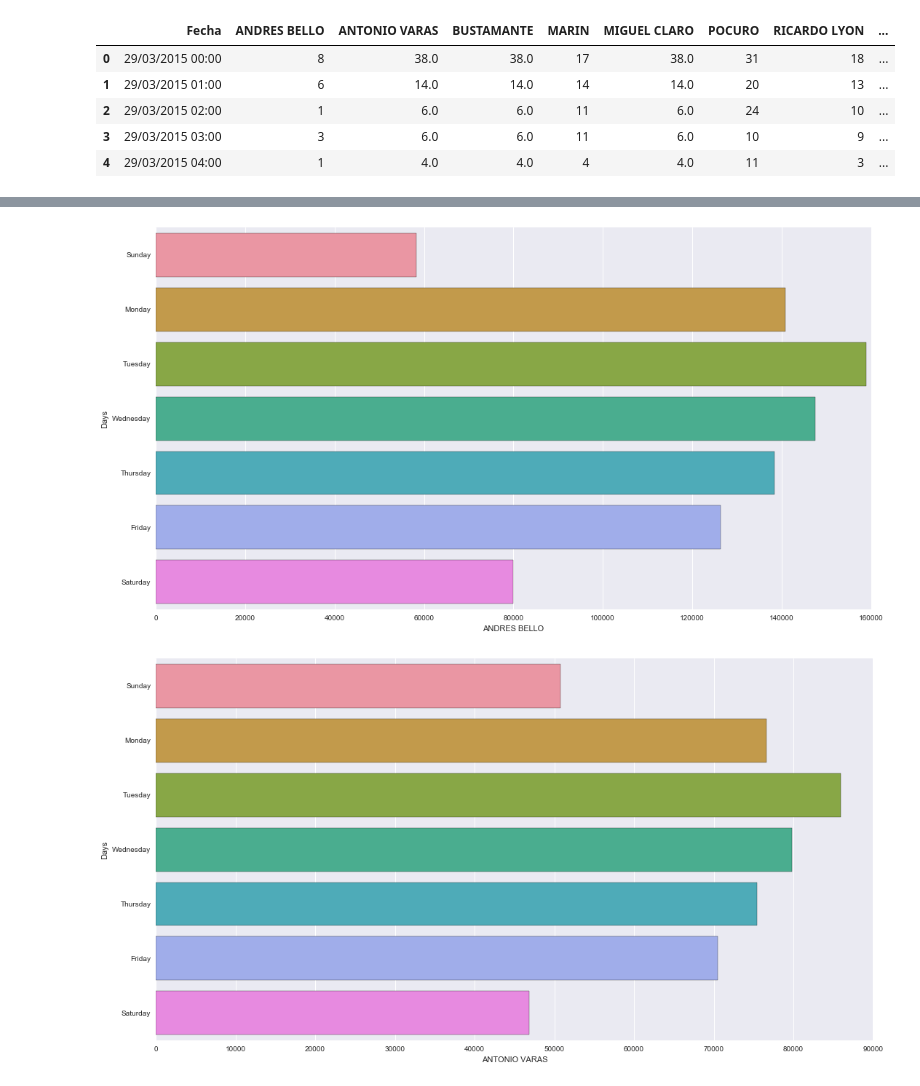
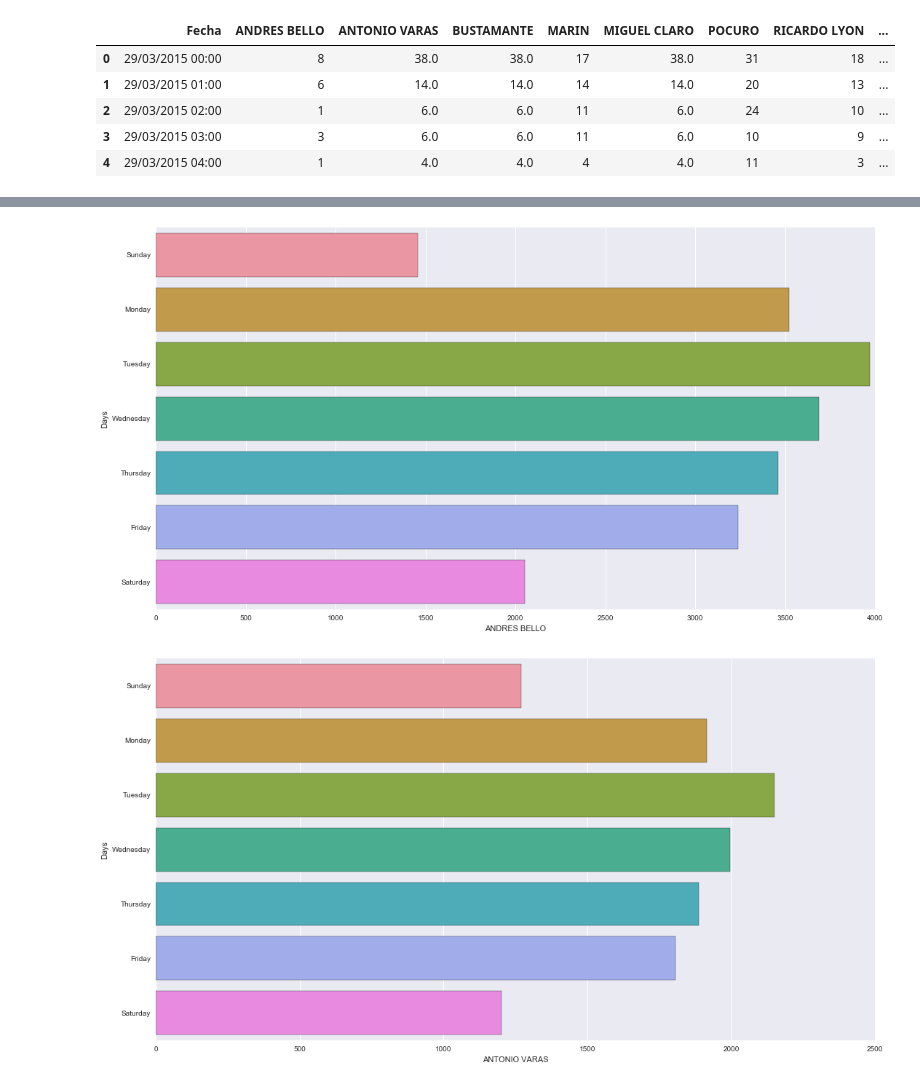
Before and after one commit to JotaSe/Bikeways-ML, a Jupyter notebook: providencia_bikeways.ipynb, the cells around one changed output, grey strips where cells are left out. Cells and saved outputs as stored; diff of their text form; code cells hidden in the pictures.

```diff
--- a/providencia_bikeways.ipynb
+++ b/providencia_bikeways.ipynb
@@ -123,10 +125,11 @@ def factorPlot(x, y, x_name, y_name):
     DOW = pd.DataFrame(list(zip(x,y)), columns=[x_name,y_name], index=None)
     return sns.factorplot(x=x_name, y=y_name, data = DOW, kind="bar", size=8, aspect=1.9)
 # %%
+# Visualize average counts by day
 days = df['DayOfWeek'].unique()
 total_count_by_day = []
 for day in days :
-    total_count_by_day.append(df.loc[df['DayOfWeek'] == day, 'total'].sum())
+    total_count_by_day.append(df.loc[df['DayOfWeek'] == day, 'total'].mean() * 24)
 factorPlot(total_count_by_day, days, 'Days count','Days')
 # %% [output]
 <seaborn.axisgrid.FacetGrid at 0x...>
@@ -134,11 +137,12 @@ factorPlot(total_count_by_day, days, 'Days count','Days')
 # %%
-total_count_by_bike_ways = []
+# visualize average counts by bikeways
 for bike_way in bike_ways:
     total_count_by_day = []
     for day in days:
-        total_count_by_day.append(df.loc[df['DayOfWeek'] == day, bike_way].sum())
+        bike_ways_by_day = df.loc[df['DayOfWeek'] == day, bike_way]
+        total_count_by_day.append(bike_ways_by_day.mean() * 24)
 
     factorPlot(total_count_by_day, days, bike_way, 'Days')
 # %% [output]
-[figure, old version]
+[figure, new version]
-[figure, old version]
+[figure, new version]
```
Also changed, not shown: parts of 13 cells of this notebook.
